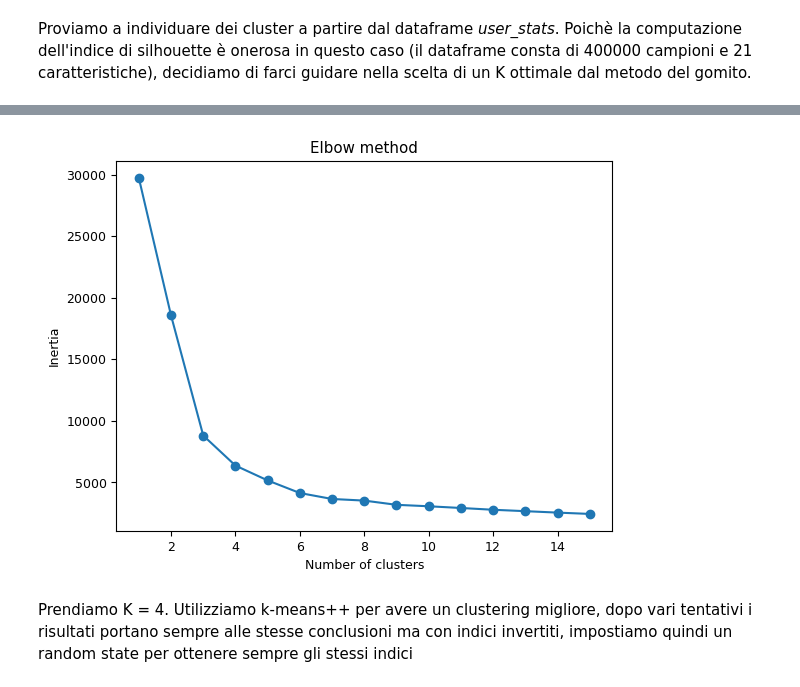
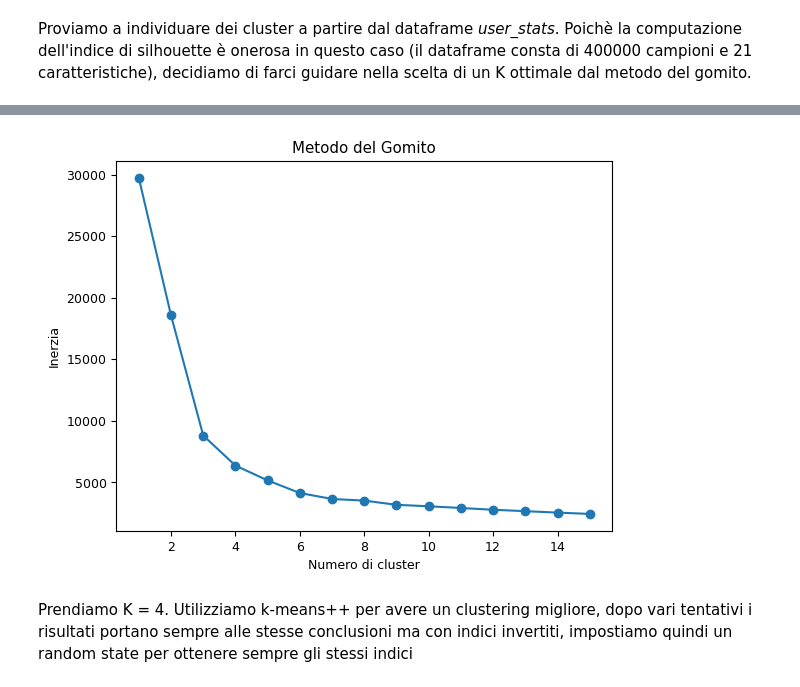
Before and after one commit to roby-ianny/IannelloSuffia_DataScienceProject, a Jupyter notebook: DataScienceProject.ipynb, the cells around one changed output, grey strips where cells are left out. Cells and saved outputs as stored; diff of their text form; code cells hidden in the pictures.

```diff
--- a/DataScienceProject.ipynb
+++ b/DataScienceProject.ipynb
@@ -1116,8 +1116,7 @@ for i in range(2,4):
     axs[i-2].plot(OLAP[2,i-1,:], label = 'High Activity')
     # scegliere se mantenere o rimuovere [fine]
     axs[i-2].plot(OLAP[3, i-1, :], label='Very High Activity')
-
-axs[1].legend(bbox_to_anchor=(1, 1), loc='upper left')
+    axs[i-2].legend(bbox_to_anchor=(0, 0), loc='lower left')
 
 fig.show()
 # %% [output]
@@ -1707,24 +1746,24 @@ user_clustering.head()
 # %%
 from sklearn.cluster import KMeans
 
 scaler = MinMaxScaler()
 
 X_scaled_user = scaler.fit_transform(user_clustering)
 
 inertias_user = []
 
 for i in range(1,16):
     kmeans = KMeans(n_clusters=i, random_state=16)
     kmeans.fit(X_scaled_user)
     inertias_user.append(kmeans.inertia_)
 
 plt.plot(range(1, 16), inertias_user, marker='o')
-plt.title('Elbow method')
-plt.xlabel('Number of clusters')
-plt.ylabel('Inertia')
+plt.title('Metodo del Gomito')
+plt.xlabel('Numero di cluster')
+plt.ylabel('Inerzia')
 plt.show()
 # %% [output]
-[figure, old version]
+[figure, new version]
 # %% [markdown]
 Prendiamo K = 4.
 Utilizziamo k-means++ per avere un clustering migliore, dopo vari tentativi i risultati portano sempre alle stesse conclusioni ma con indici invertiti, impostiamo quindi un random state per ottenere sempre gli stessi indici
```
Also changed, not shown: parts of 10 cells of this notebook.
